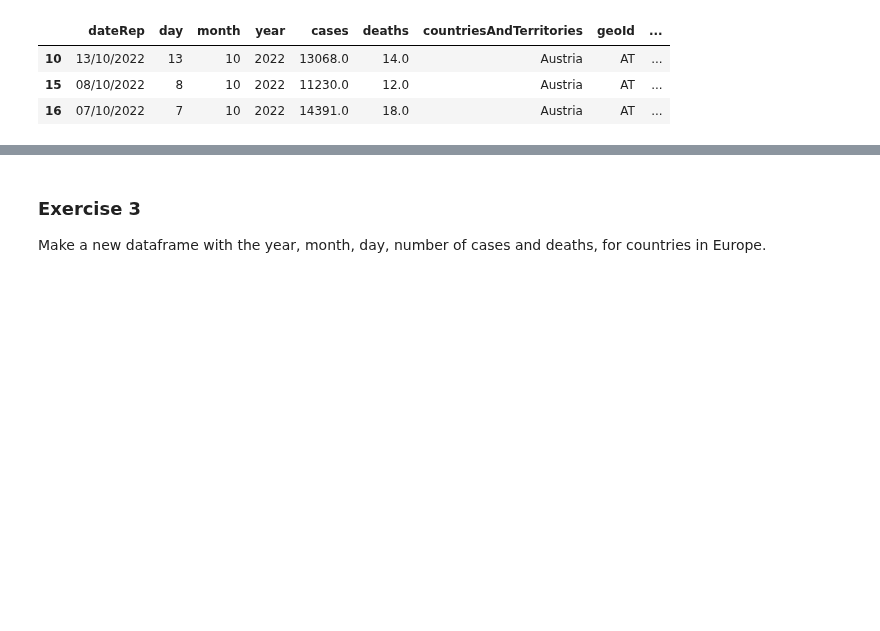
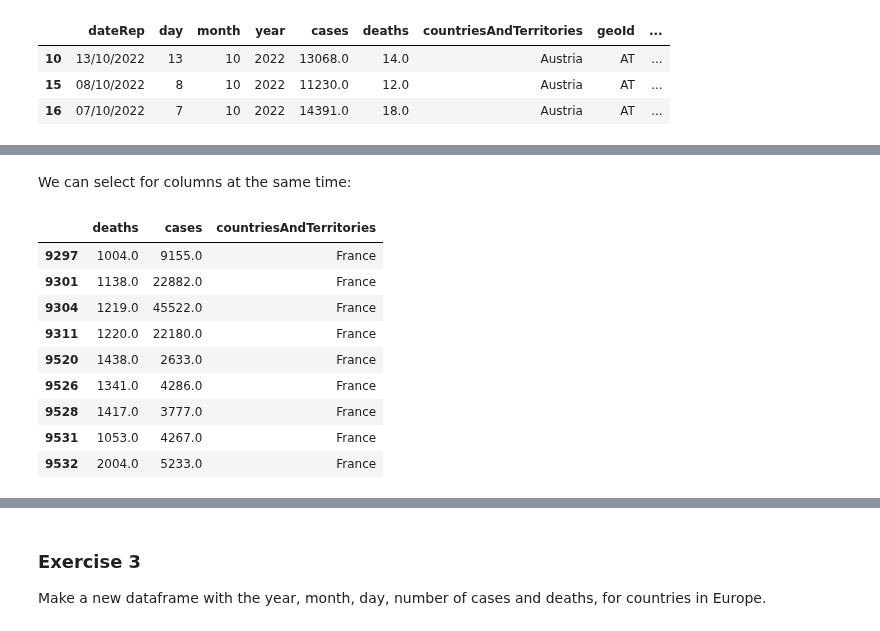
Before and after one commit to Center-for-Health-Data-Science/PythonTsunami, a Jupyter notebook: Pandas/Pandas_HZ.ipynb, the cells around one changed output, grey strips where cells are left out. Drawn from its saved outputs; the diff is of its cells as text; code cells hidden in the pictures; blank space fills up the shorter version.

```diff
--- a/Pandas/Pandas_HZ.ipynb
+++ b/Pandas/Pandas_HZ.ipynb
@@ -555,0 +581,16 @@ select_df = df[['Column1', 'Column2', 'Column3']][df['Column1'] > 0]
+# %% [markdown]
+We can select for columns at the same time:
+# %%
+#Select days were the number of deaths was greater than 1000 in France, but only display the deaths, cases and country
+df.loc[(df['deaths'] > 1000) & (df['countriesAndTerritories'] == 'France'), ['deaths', 'cases', 'countriesAndTerritories']]
+# %% [output]
+|  | deaths | cases | countriesAndTerritories |
+| 9297 | 1004.0 | 9155.0 | France |
+| 9301 | 1138.0 | 22882.0 | France |
+| 9304 | 1219.0 | 45522.0 | France |
+| 9311 | 1220.0 | 22180.0 | France |
+| 9520 | 1438.0 | 2633.0 | France |
+| 9526 | 1341.0 | 4286.0 | France |
+| 9528 | 1417.0 | 3777.0 | France |
+| 9531 | 1053.0 | 4267.0 | France |
+| 9532 | 2004.0 | 5233.0 | France |
```
Also changed, not shown: parts of 28 cells of this notebook, 1 other file.
